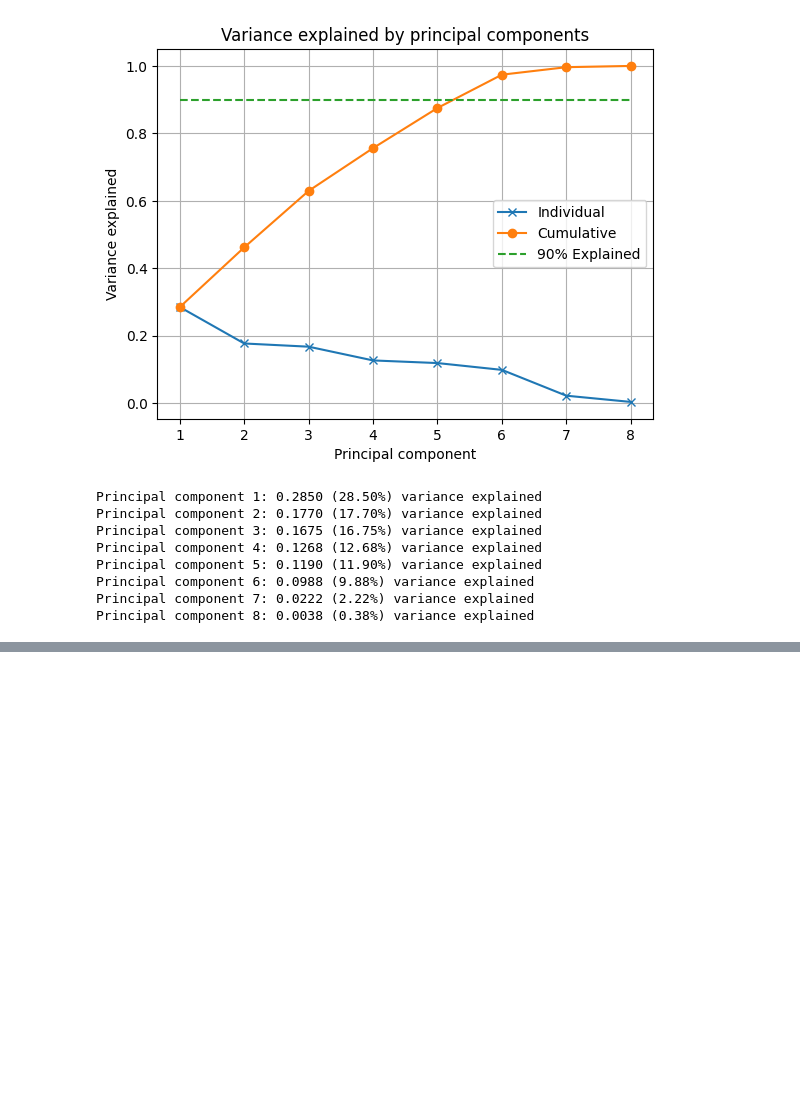
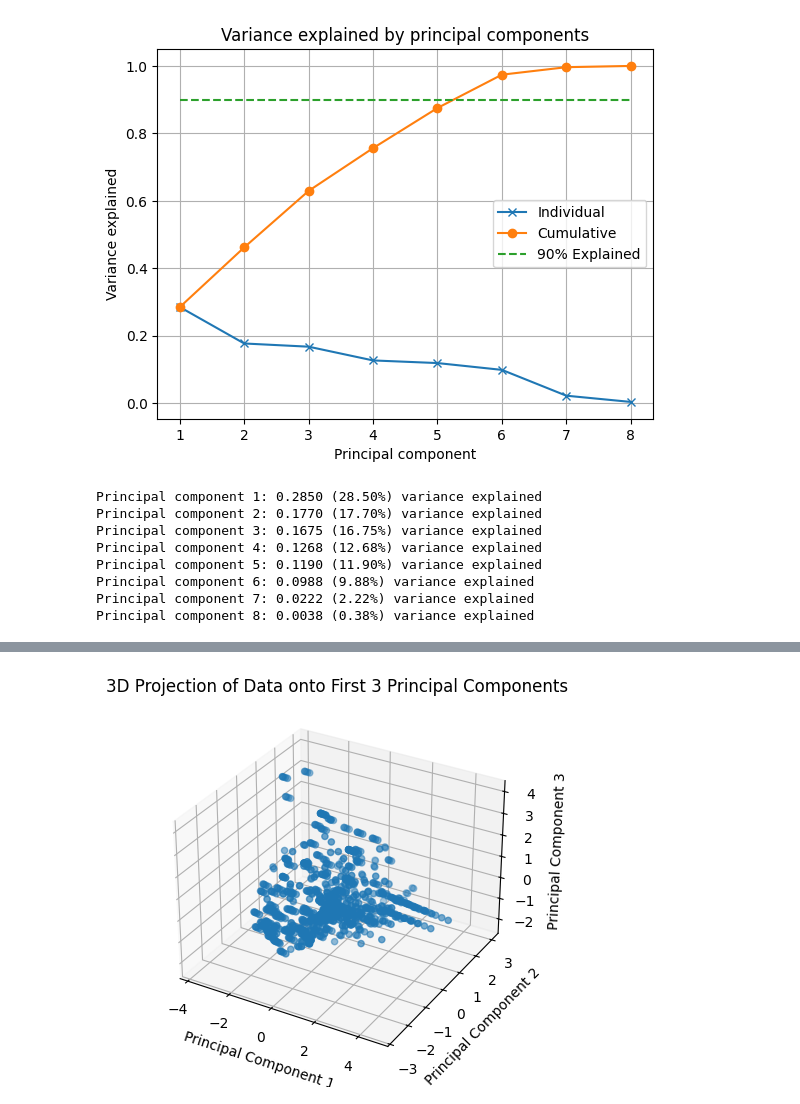
Before and after one commit to bertrambendsen/concrete_compressive_strength, a Jupyter notebook: main.ipynb, the cells around one changed output, grey strips where cells are left out. Cells and saved outputs as stored; diff of their text form; code cells hidden in the pictures; blank space fills up the shorter version.

```diff
--- a/main.ipynb
+++ b/main.ipynb
@@ -121,0 +140,17 @@ Principal component 8: 0.0038 (0.38%) variance explained
+# %%
+""" 3D plot """
+
+# Project onto the first 3 components
+X_3d = input_pca[:, :3]
+
+# Plot in 3D
+fig = plt.figure()
+ax = fig.add_subplot(111, projection='3d')
+ax.scatter(X_3d[:, 0], X_3d[:, 1], X_3d[:, 2])
+ax.set_xlabel('Principal Component 1')
+ax.set_ylabel('Principal Component 2')
+ax.set_zlabel('Principal Component 3')
+plt.title('3D Projection of Data onto First 3 Principal Components')
+plt.show()
+# %% [output]
+[figure, added]
```
Also changed, not shown: parts of 3 cells of this notebook, 1 other file.
